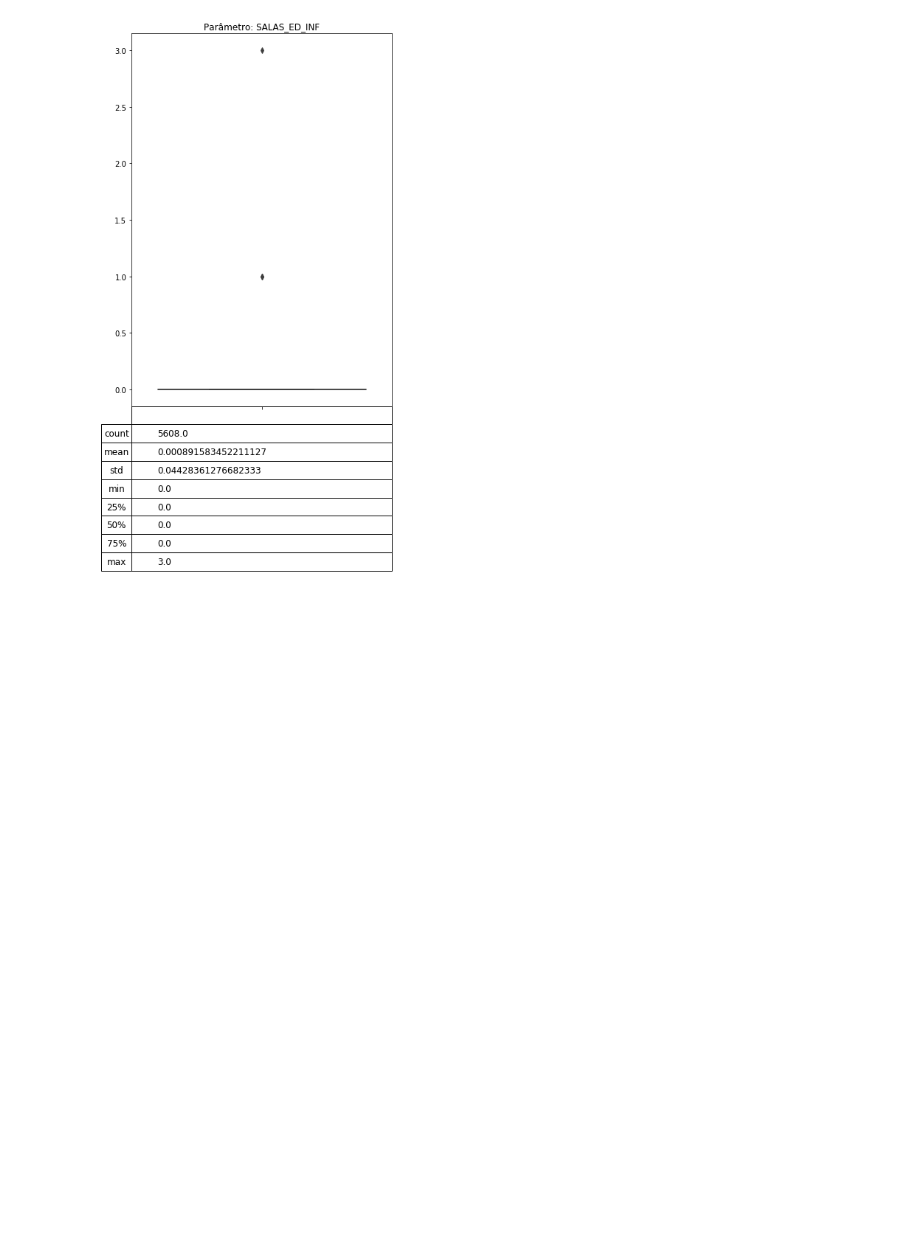
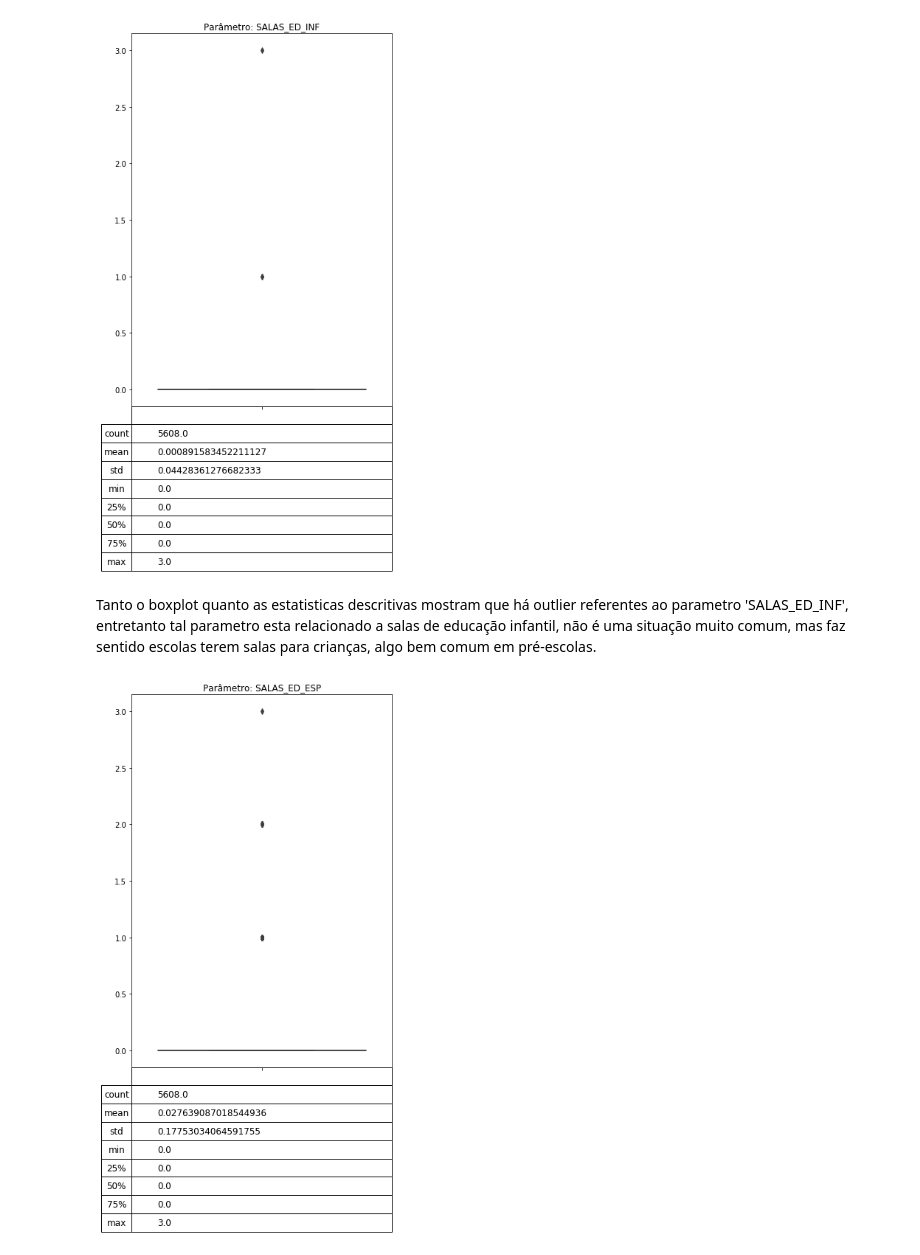
Before and after one commit to Joao-TheCosmosIsInfinite/FIA_TCC, a Jupyter notebook: notebooks/entrega2_Post12_joaoPaulo.ipynb, the cells around one changed output. Cells and saved outputs as stored; diff of their text form; code cells hidden in the pictures; blank space fills up the shorter version.

Commit message:
Adicionado tratamento de outilers para hiperparametros referentes as dependencias das escols

```diff
--- a/notebooks/entrega2_Post12_joaoPaulo.ipynb
+++ b/notebooks/entrega2_Post12_joaoPaulo.ipynb
@@ -647,3 +647,10 @@ df_out.head(5)
 fn_show_individual_outlier(df_school_dependecy, 'SALAS_ED_INF')
 # %% [output]
 [figure]
+# %% [markdown]
+<p>Tanto o boxplot quanto as estatisticas descritivas mostram que há outlier referentes ao parametro 'SALAS_ED_INF', entretanto tal parametro esta relacionado a salas de educação infantil, não é uma situação muito comum, mas faz sentido escolas terem salas para crianças, algo bem comum em pré-escolas.</p>
+# %%
+## Exibir o Boxplot
+fn_show_individual_outlier(df_school_dependecy, 'SALAS_ED_ESP')
+# %% [output]
+[figure, added]
```
Also changed, not shown: parts of 24 cells of this notebook.
